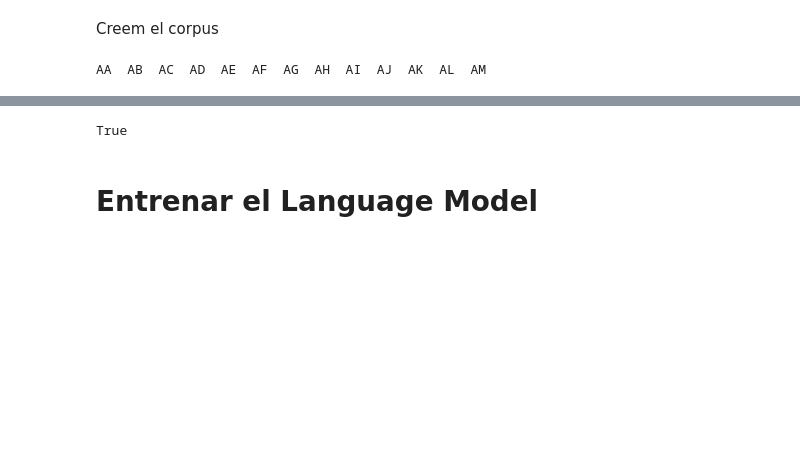
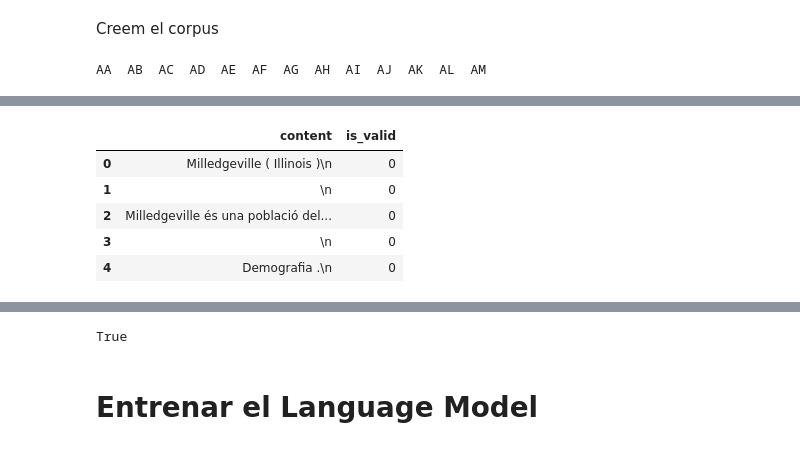
Before and after one commit to adriacabeza/DeepCatalan, a Jupyter notebook: CatalanULMFit.ipynb, the cells around one changed output, grey strips where cells are left out. Cells and saved outputs as stored; diff of their text form; code cells hidden in the pictures; blank space fills up the shorter version.

```diff
--- a/CatalanULMFit.ipynb
+++ b/CatalanULMFit.ipynb
@@ -110,18 +130,31 @@ trn_path = Path('data/wiki/ca-2/ca.wiki.train.tokens')
 val_path = Path('data/wiki/ca-2/ca.wiki.valid.tokens')
 
 with open(trn_path, encoding='utf8') as f:
-  text = f.readlines()
+  train = f.readlines()
 
 df_train = pd.DataFrame(
-  {'content': np.array(text), 'is_valid': np.zeros(len(text))},
-  columns=['content', 'is_valid'])
+  {'content': train},
+  columns=['content'])
+
+df_train['is_valid'] = 0
 
 with open(val_path, encoding='utf8') as f:
-      text2 = f.readlines()
+      val = f.readlines()
 
 df_valid = pd.DataFrame(
-    {'content': np.array(text2), 'is_valid': np.ones(len(text2))},
-    columns=['content', 'is_valid'])
+  {'content': val},
+  columns=['content'])
+
+df_valid['is_valid'] = 1
+
 
 df_regroup = pd.concat([df_train, df_valid])
-df_regroup.to_csv('data/wiki/full_train.csv', header=None, index=None)
+# %%
+df_regroup.head()
+# %% [output]
+|  | content | is_valid |
+| 0 | Milledgeville ( Illinois )\n | 0 |
+| 1 | \n | 0 |
+| 2 | Milledgeville és una població del... | 0 |
+| 3 | \n | 0 |
+| 4 | Demografia .\n | 0 |
```
Also changed, not shown: parts of 19 cells of this notebook, 2 other files.
